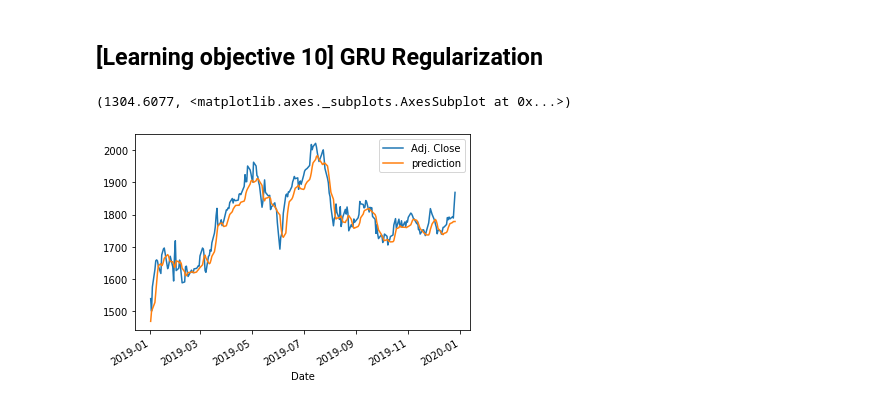
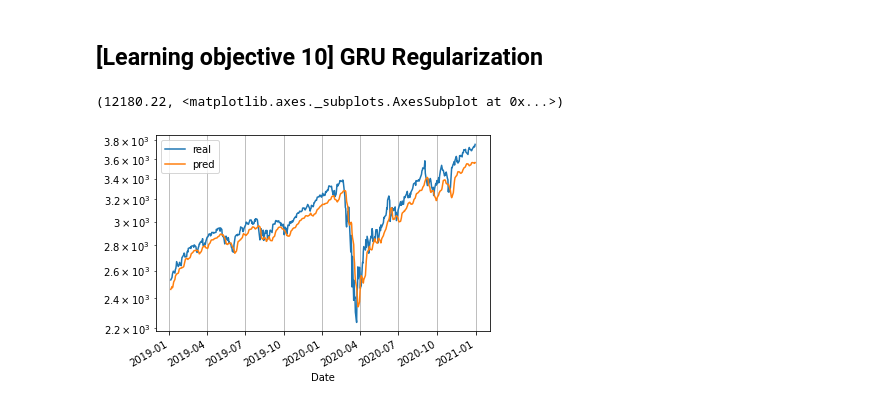
Before and after one commit to renyuanL/110_project, a Jupyter notebook: _ry_From regression to RNN.ipynb, the cells around one changed output. Drawn from its saved outputs; the diff is of its cells as text; code cells hidden in the pictures.

```diff
--- a/_ry_From regression to RNN.ipynb
+++ b/_ry_From regression to RNN.ipynb
@@ -257,0 +401,6 @@ There are 251 observations in the test data
+# %%
+tr_data= all_data[:'2018']['Close']
+ts_data= all_data['2019':]['Close']
+tr_data.plot(c='r')
+ts_data.plot(c='g', grid=True, logy=True)
+tr_data.size, ts_data.size
@@ -258,7 +425,7 @@ There are 251 observations in the test data
 # %% [markdown]
 ## [Learning objective 4] Create the training and test data for RNN/LSTM
 # %%
-def ts_train_test(all_data,time_steps,for_periods):
+def ts_train_test(all_data, time_steps, for_periods):
     '''
     input:
       data: dataframe with dates and price data
@@ -283,22 +450,24 @@ def ts_train_test(all_data,time_steps,for_periods):
     X_train, y_train = np.array(X_train), np.array(y_train)
 
     # Reshaping X_train for efficient modelling
-    X_train = np.reshape(X_train, (X_train.shape[0],X_train.shape[1],1))
+    X_train= np.reshape(X_train, (X_train.shape[0],X_train.shape[1],1))
 
-    inputs = pd.concat((all_data["Adj Close"][:'2018'], all_data["Adj Close"]['2019':]),axis=0).values
-    inputs = inputs[len(inputs)-len(ts_test) - time_steps:]
-    inputs = inputs.reshape(-1,1)
+    inputs= pd.concat((all_data["Adj Close"][:'2018'],
+              all_data["Adj Close"]['2019':]),
+            axis=0).values
+    inputs= inputs[len(inputs)-len(ts_test) - time_steps:]
+    inputs= inputs.reshape(-1,1)
 
     # Preparing X_test
-    X_test = []
+    X_test= []
     for i in range(time_steps,ts_test_len+time_steps-for_periods):
         X_test.append(inputs[i-time_steps:i,0])
 
-    X_test = np.array(X_test)
-    X_test = np.reshape(X_test, (X_test.shape[0],X_test.shape[1],1))
+    X_test= np.array(X_test)
+    X_test= np.reshape(X_test, (X_test.shape[0],X_test.shape[1],1))
 
     return X_train, y_train , X_test
 
-X_train, y_train, X_test = ts_train_test(all_data,5,2)
-X_train.shape[0],X_train.shape[1]
+X_train, y_train, X_test= ts_train_test(all_data, 5, 2)
+X_train.shape, y_train.shape, X_test.shape
 # %% [output]
@@ -390,14 +570,15 @@ array([[40.255997, 41.656677],
 # %%
 def actual_pred_plot(preds):
-    actual_pred = pd.DataFrame(columns = ['Adj. Close', 'prediction'])
-    actual_pred['Adj. Close'] = all_data.loc['2019':,'Adj Close'][0:len(preds)]
-    actual_pred['prediction'] = preds[:,0]
+    actual_pred= pd.DataFrame()#columns= ['Adj. Close', 'prediction'])
+    actual_pred['real']= ts_data[-len(preds):] #all_data.loc['2019':,'Adj Close'][0:len(preds)]
+    actual_pred['pred']= preds[:,0]
 
     from keras.metrics import MeanSquaredError
     m = MeanSquaredError()
-    m.update_state(np.array(actual_pred['Adj. Close']),np.array(actual_pred['prediction']))
-
-    return (m.result().numpy(), actual_pred.plot() )
+    m.update_state(np.array(actual_pred['real']),
+            np.array(actual_pred['pred']))
+    actual_pred.plot(grid=True, logy=True)
+    return (m.result().numpy(), actual_pred)
 
 actual_pred_plot(rnn_predictions)
 # %% [output]
@@ -606,33 +825,33 @@ def GRU_model_regularization(X_train, y_train, X_test, sc):
     # The GRU architecture
     my_GRU_model = Sequential()
     # First GRU layer with Dropout regularisation
     my_GRU_model.add(GRU(units=50, return_sequences=True, input_shape=(X_train.shape[1],1), activation='tanh'))
     my_GRU_model.add(Dropout(0.2))
     # Second GRU layer
     my_GRU_model.add(GRU(units=50, return_sequences=True, activation='tanh'))
     my_GRU_model.add(Dropout(0.2))
 
     # Third GRU layer
     my_GRU_model.add(GRU(units=50, return_sequences=True, activation='tanh'))
     my_GRU_model.add(Dropout(0.2))
     # Fourth GRU layer
     my_GRU_model.add(GRU(units=50, activation='tanh'))
     my_GRU_model.add(Dropout(0.2))
     # The output layer
     my_GRU_model.add(Dense(units=1))
     # Compiling the RNN
     my_GRU_model.compile(optimizer=SGD(lr=0.01, decay=1e-7, momentum=0.9, nesterov=False),loss='mean_squared_error')
     # Fitting to the training set
     my_GRU_model.fit(X_train,y_train,epochs=50,batch_size=150, verbose=0)
 
     GRU_predictions = my_GRU_model.predict(X_test)
     GRU_predictions = sc.inverse_transform(GRU_predictions)
 
     return my_GRU_model, GRU_predictions
 
 my_GRU_model, GRU_predictions = GRU_model_regularization(X_train, y_train, X_test, sc)
-GRU_predictions[1:10]
+GRU_predictions
 actual_pred_plot(GRU_prediction)
 # %% [output]
-(1304.6077, <matplotlib.axes._subplots.AxesSubplot at 0x...>)
+(12180.22, <matplotlib.axes._subplots.AxesSubplot at 0x...>)
-[figure, old version]
+[figure, new version]
```
Also changed, not shown: parts of 41 cells of this notebook.
